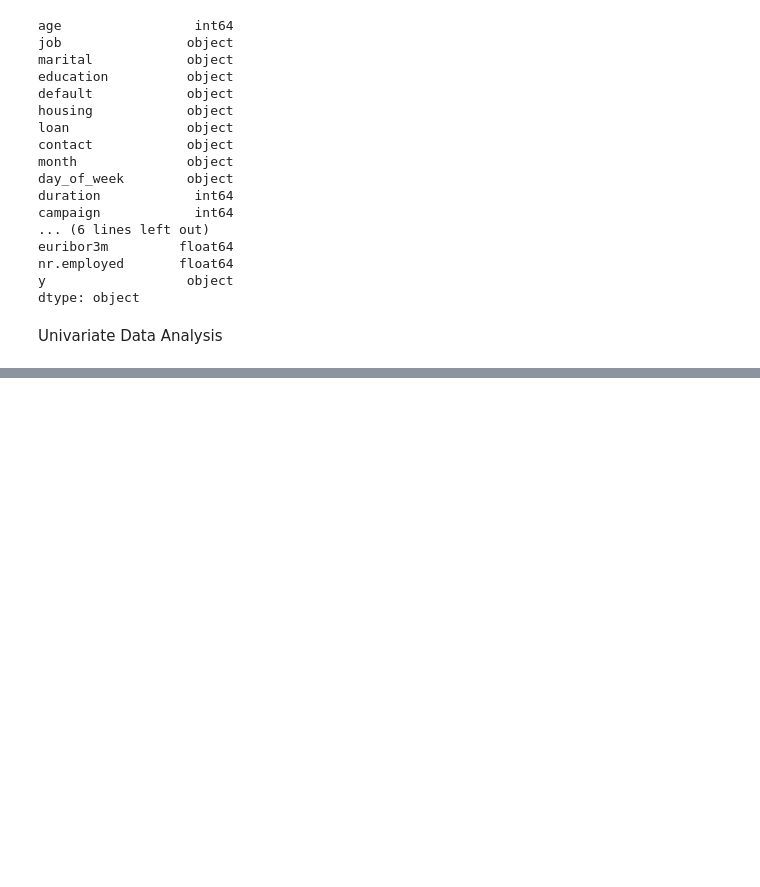
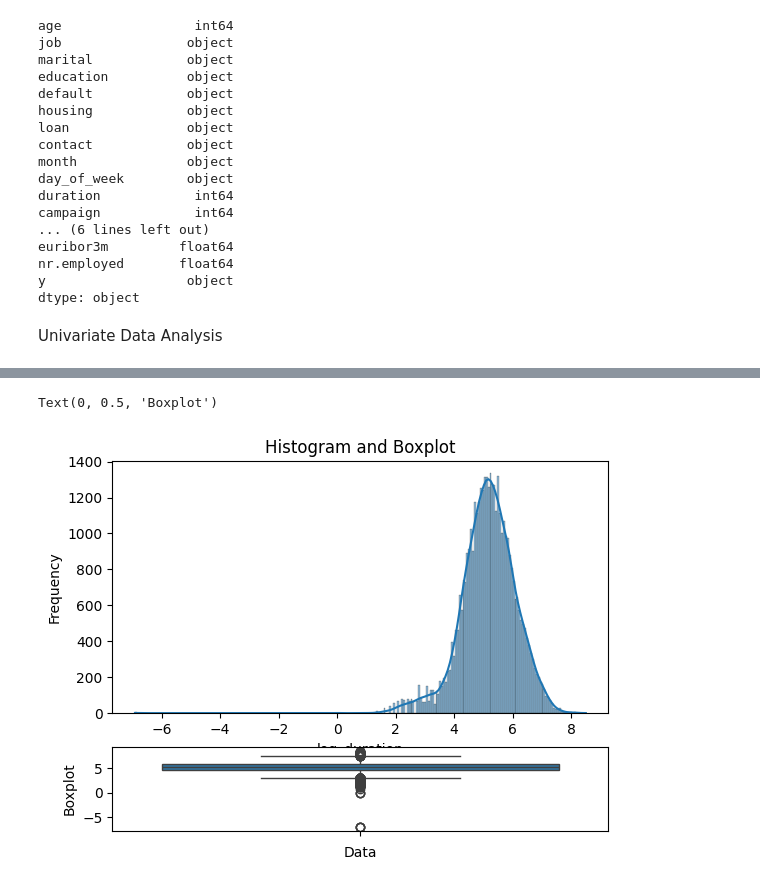
Before and after one commit to Skcodingacademy/machine-learning-python-template-ds-2023, a Jupyter notebook: src/explore.ipynb, the cells around one changed output, grey strips where cells are left out. Saved outputs shown, nothing was run; the diff lists cells and outputs as text; code cells hidden in the pictures; blank space fills up the shorter version.

```diff
--- a/src/explore.ipynb
+++ b/src/explore.ipynb
@@ -101,3 +103,9 @@ Text(0, 0.5, 'Boxplot')
+# %%
+df["campaign"].value_counts()
+df['log_duration'] = np.log(df['duration']+0.001)
+df['sqrt_duration'] = np.sqrt(df['duration']+0.001)
+df['few_campaigns'] = np.where(df["campaign"]<12,1,0)
+df['many_campaigns'] = np.where(df["campaign"]<28,1,0)
 # %%
 df
 # %% [output]
@@ -117,3 +125,18 @@ df
+# %%
+
+#Figure and axis
+fig, (ax1, ax2) = plt.subplots(2,1, sharex= False, gridspec_kw={'height_ratios': [3,1]})
+
+sns.histplot(df['log_duration'],kde=True,ax=ax1)
+ax1.set_title('Histogram and Boxplot')
+ax1.set_ylabel('Frequency')
+
+sns.boxplot(df['log_duration'],ax=ax2)
+ax2.set_xlabel('Data')
+ax2.set_ylabel('Boxplot')
+# %% [output]
+Text(0, 0.5, 'Boxplot')
+[figure, added]
 # %%
 for categorical_col in range(len(categorical_col)):
     df[categorical_col[col]]
```
Also changed, not shown: parts of 3 cells of this notebook.
